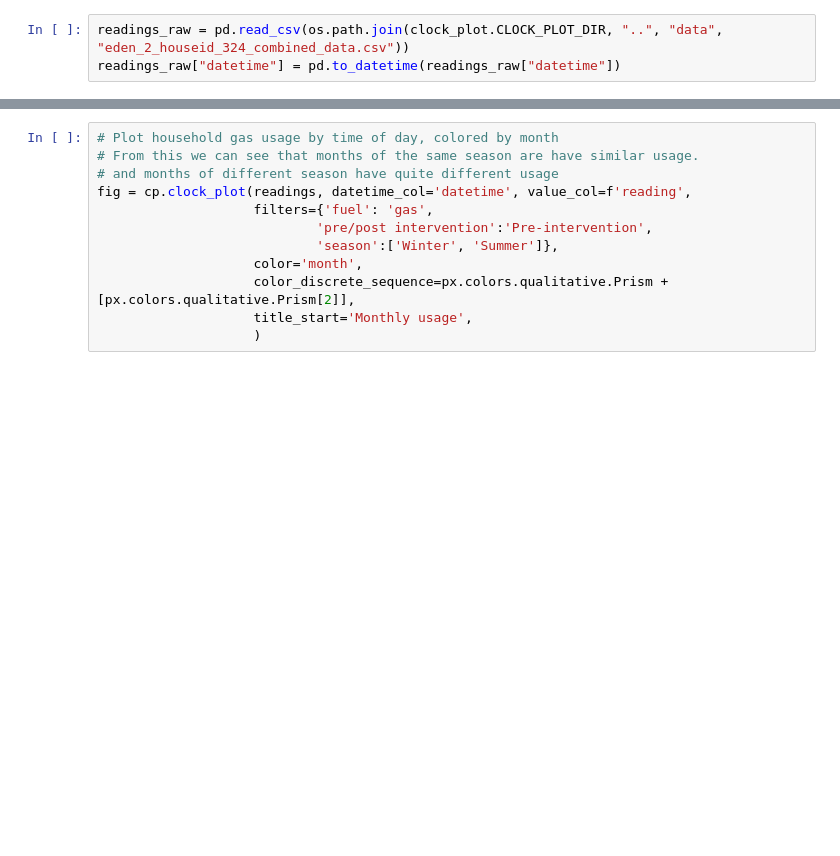
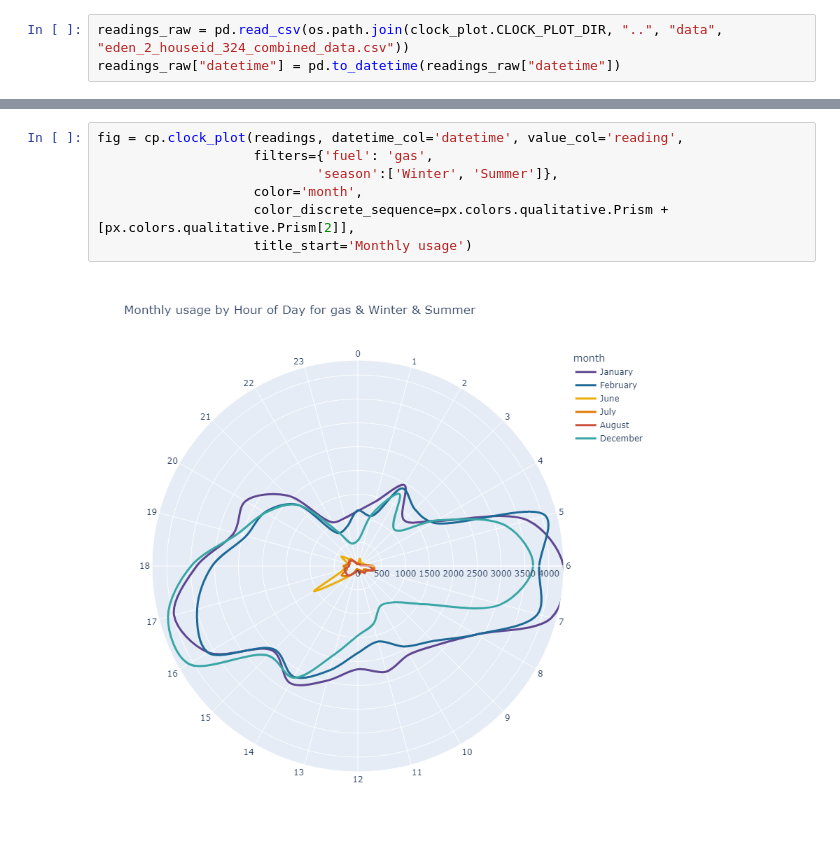
Before and after one commit to ES-Catapult/clock_plot, a Jupyter notebook: examples.ipynb, the cells around one changed output, grey strips where cells are left out. Cells and saved outputs as stored; diff of their text form; blank space fills up the shorter version.

```diff
--- a/examples.ipynb
+++ b/examples.ipynb
@@ -35,12 +59,9 @@ fig = cp.clock_plot(readings, datetime_col='datetime', value_col=f'reading',
 # %%
-# Plot household gas usage by time of day, colored by month
-# From this we can see that months of the same season are have similar usage.
-# and months of different season have quite different usage
-fig = cp.clock_plot(readings, datetime_col='datetime', value_col=f'reading',
+fig = cp.clock_plot(readings, datetime_col='datetime', value_col='reading',
                     filters={'fuel': 'gas',
-                            'pre/post intervention':'Pre-intervention',
                             'season':['Winter', 'Summer']},
                     color='month',
                     color_discrete_sequence=px.colors.qualitative.Prism + [px.colors.qualitative.Prism[2]],
-                    title_start='Monthly usage',
-                    )
+                    title_start='Monthly usage')
+# %% [output]
+[figure, added]
```
Also changed, not shown: parts of 34 cells of this notebook.
